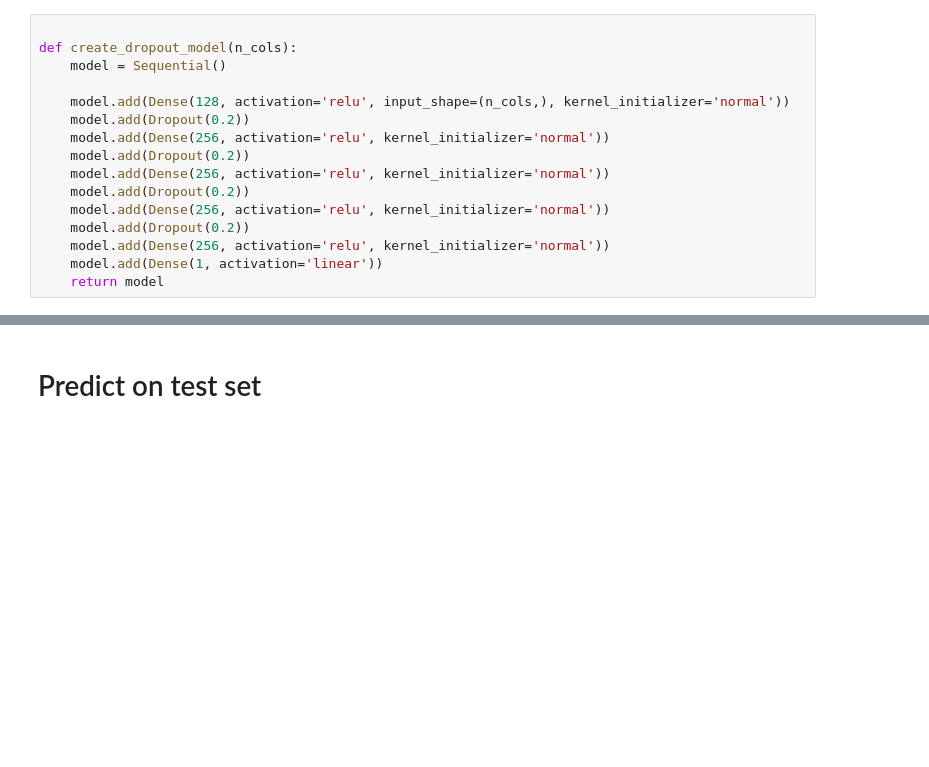
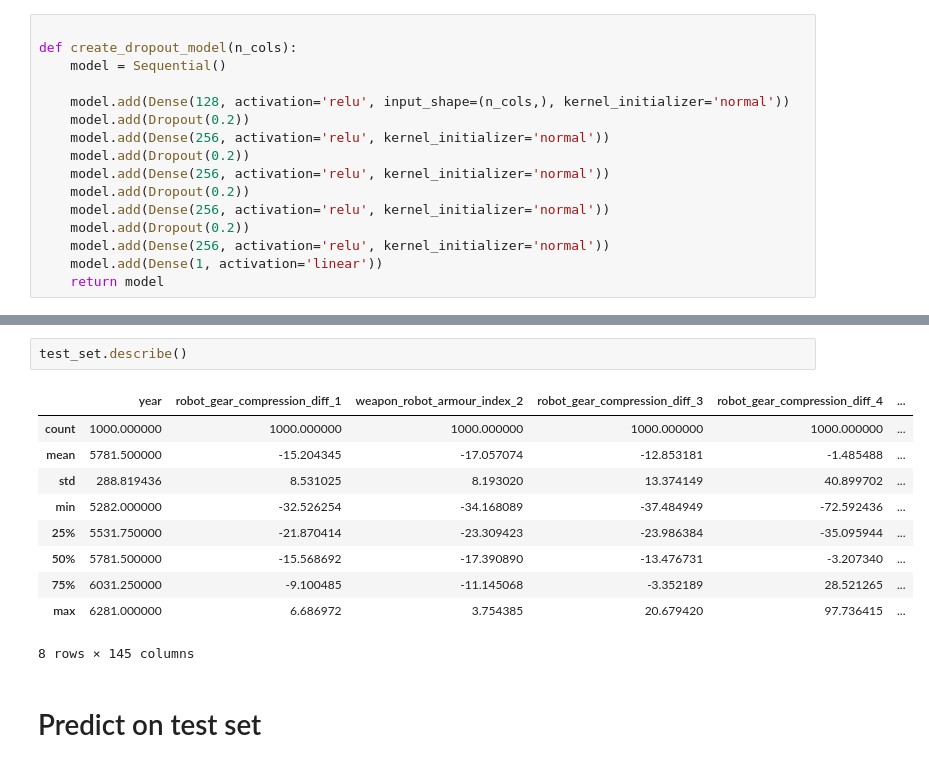
Before and after one commit to otzhora/vc_contest, a Jupyter notebook: main_notebook.ipynb, the cells around one changed output, grey strips where cells are left out. Saved outputs shown, nothing was run; the diff lists cells and outputs as text; blank space fills up the shorter version.

```diff
--- a/main_notebook.ipynb
+++ b/main_notebook.ipynb
@@ -332,3 +380,16 @@ model.evaluate(X_test, y_test)
+# %%
+test_set.describe()
+# %% [output]
+|  | year | robot_gear_compression_diff_1 | weapon_robot_armour_index_2 | robot_gear_compression_diff_3 | robot_gear_compression_diff_4 | ... |
+| count | 1000.000000 | 1000.000000 | 1000.000000 | 1000.000000 | 1000.000000 | ... |
+| mean | 5781.500000 | -15.204345 | -17.057074 | -12.853181 | -1.485488 | ... |
+| std | 288.819436 | 8.531025 | 8.193020 | 13.374149 | 40.899702 | ... |
+| min | 5282.000000 | -32.526254 | -34.168089 | -37.484949 | -72.592436 | ... |
+| 25% | 5531.750000 | -21.870414 | -23.309423 | -23.986384 | -35.095944 | ... |
+| 50% | 5781.500000 | -15.568692 | -17.390890 | -13.476731 | -3.207340 | ... |
+| 75% | 6031.250000 | -9.100485 | -11.145068 | -3.352189 | 28.521265 | ... |
+| max | 6281.000000 | 6.686972 | 3.754385 | 20.679420 | 97.736415 | ... |
+8 rows × 145 columns
 # %% [markdown]
 # Predict on test set
 # %%
```
Also changed, not shown: parts of 14 cells of this notebook, 1 other file.
